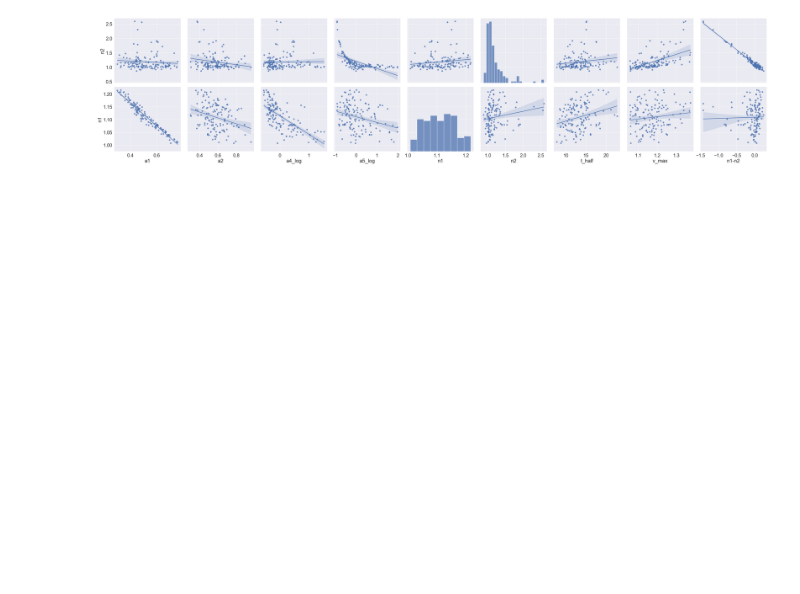
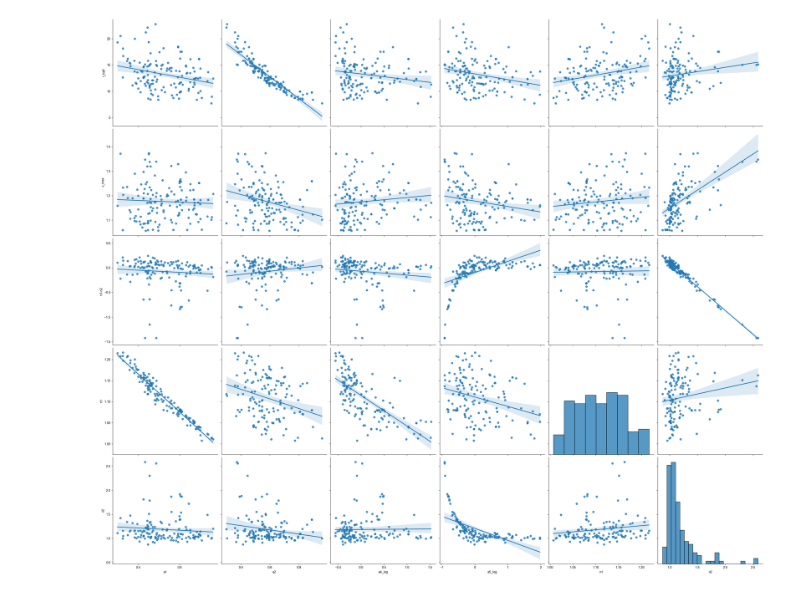
Before and after one commit to Shayne-Falco/3-compartment-maturation, a Jupyter notebook: ParameterAnalysis.ipynb, the cells around one changed output. Saved outputs shown, nothing was run; the diff lists cells and outputs as text; code cells hidden in the pictures; blank space fills up the shorter version.

```diff
--- a/ParameterAnalysis.ipynb
+++ b/ParameterAnalysis.ipynb
@@ -113,14 +114,14 @@ dtypes: float64(14), int32(1)
 memory usage: 17.3 KB
 # %%
 sns.pairplot(params_trimmed, ## put the data frame here
-                y_vars = ["n2","n1"], ## put a list of the desired vertical variables here
-                x_vars = ["a1","a2","a4_log","a5_log","n1","n2","t_half","v_max","n1-n2"], ## put a list of the desired horizontal variables here
+                y_vars = ["t_half","v_max","n1-n2","n1","n2"], ## put a list of the desired vertical variables here
+                x_vars = ["a1","a2","a4_log","a5_log","n1","n2"], ## put a list of the desired horizontal variables here
                 height = 5,
                 kind="reg")
 
                 #hue="mmh1", palette="colorblind",
                 #markers=["o", "s", "D"])
 sns.set(font_scale=2)
 plt.show()
 # %% [output]
-[figure, old version]
+[figure, new version]
```
Also changed, not shown: parts of 7 cells of this notebook.
